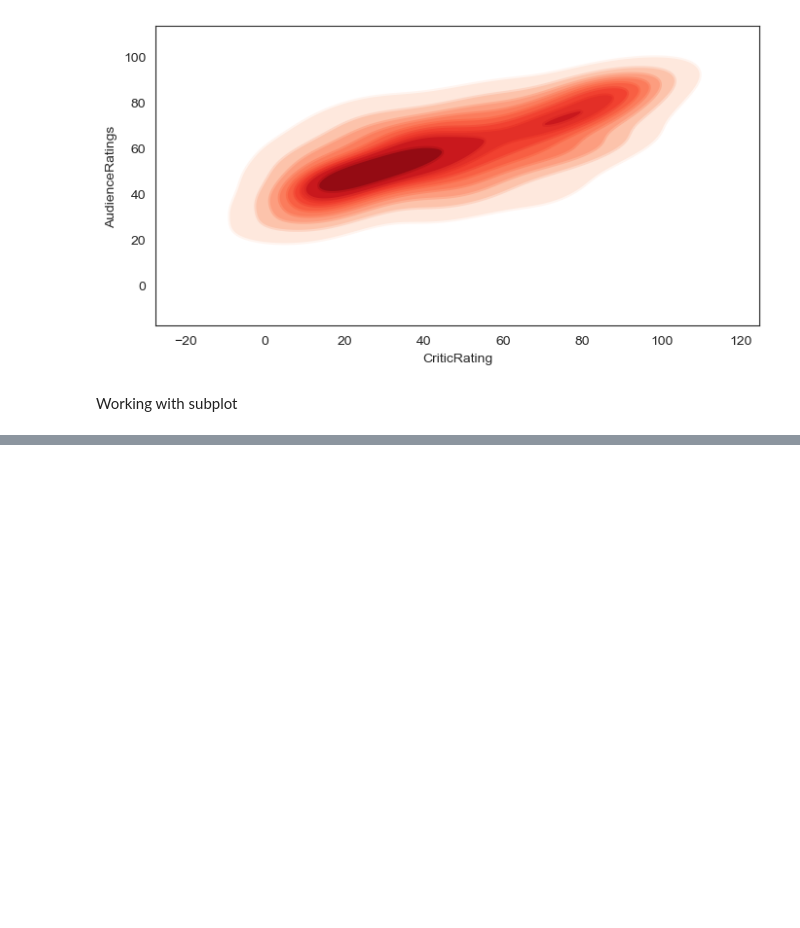
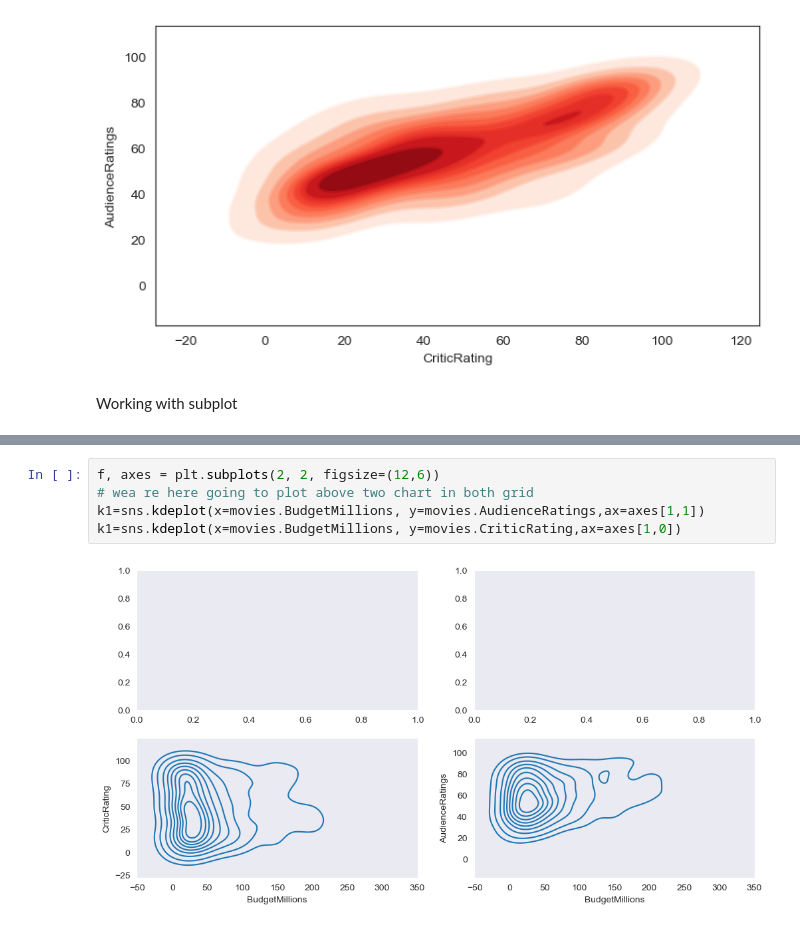
Before and after one commit to vishvadeepaktripathi/Udemy_python_cource, a Jupyter notebook: Udemy_For_loop.ipynb, the cells around one changed output, grey strips where cells are left out. Drawn from its saved outputs; the diff is of its cells as text; blank space fills up the shorter version.

```diff
--- a/Udemy_For_loop.ipynb
+++ b/Udemy_For_loop.ipynb
@@ -1233,0 +1262,7 @@ Working with subplot
+# %%
+f, axes = plt.subplots(2, 2, figsize=(12,6))
+# wea re here going to plot above two chart in both grid
+k1=sns.kdeplot(x=movies.BudgetMillions, y=movies.AudienceRatings,ax=axes[1,1])
+k1=sns.kdeplot(x=movies.BudgetMillions, y=movies.CriticRating,ax=axes[1,0])
+# %% [output]
+[figure, added]
```
Also changed, not shown: parts of 6 cells of this notebook.
